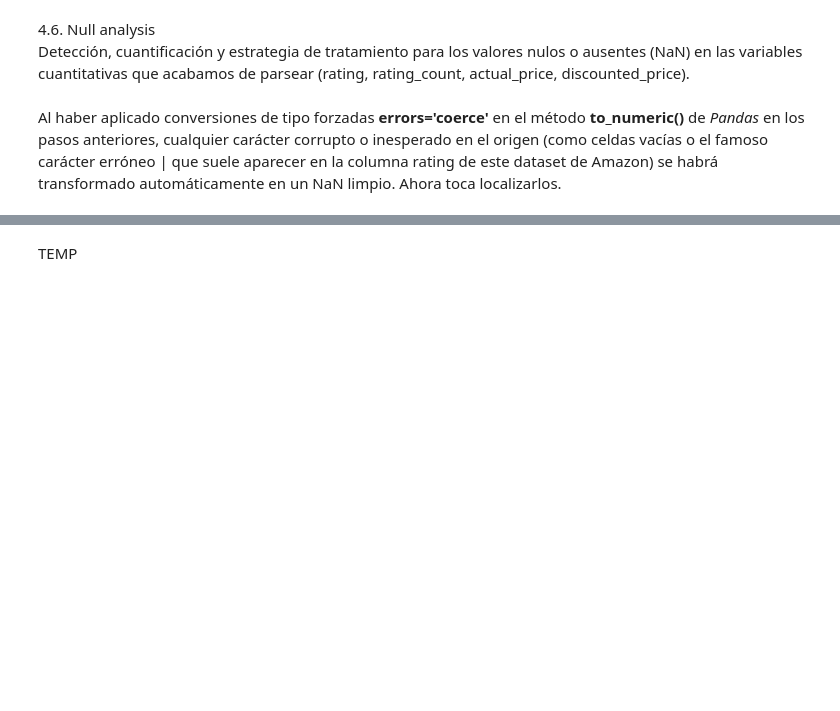
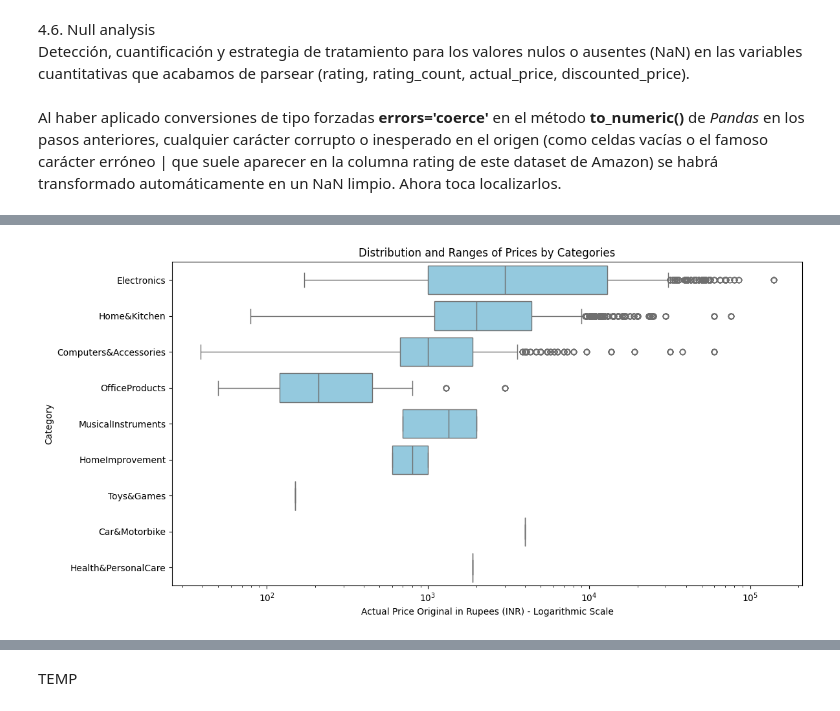
Before and after one commit to dcueli-com/applied_bigdata, a Jupyter notebook: src/activities/lesson_05/notebooks/ra5-kdd-amazon-sales.ipynb, the cells around one changed output, grey strips where cells are left out. Drawn from its saved outputs; the diff is of its cells as text; code cells hidden in the pictures; blank space fills up the shorter version.

```diff
--- a/src/activities/lesson_05/notebooks/ra5-kdd-amazon-sales.ipynb
+++ b/src/activities/lesson_05/notebooks/ra5-kdd-amazon-sales.ipynb
@@ -1115,0 +1170,4 @@ dfEnd = PurgeNullValues(dfEnd)
+# %%
+PlotPriceByCategoryDistribution(dfEnd, True)
+# %% [output]
+[figure, added]
```
Also changed, not shown: parts of 27 cells of this notebook, 5 other files.
